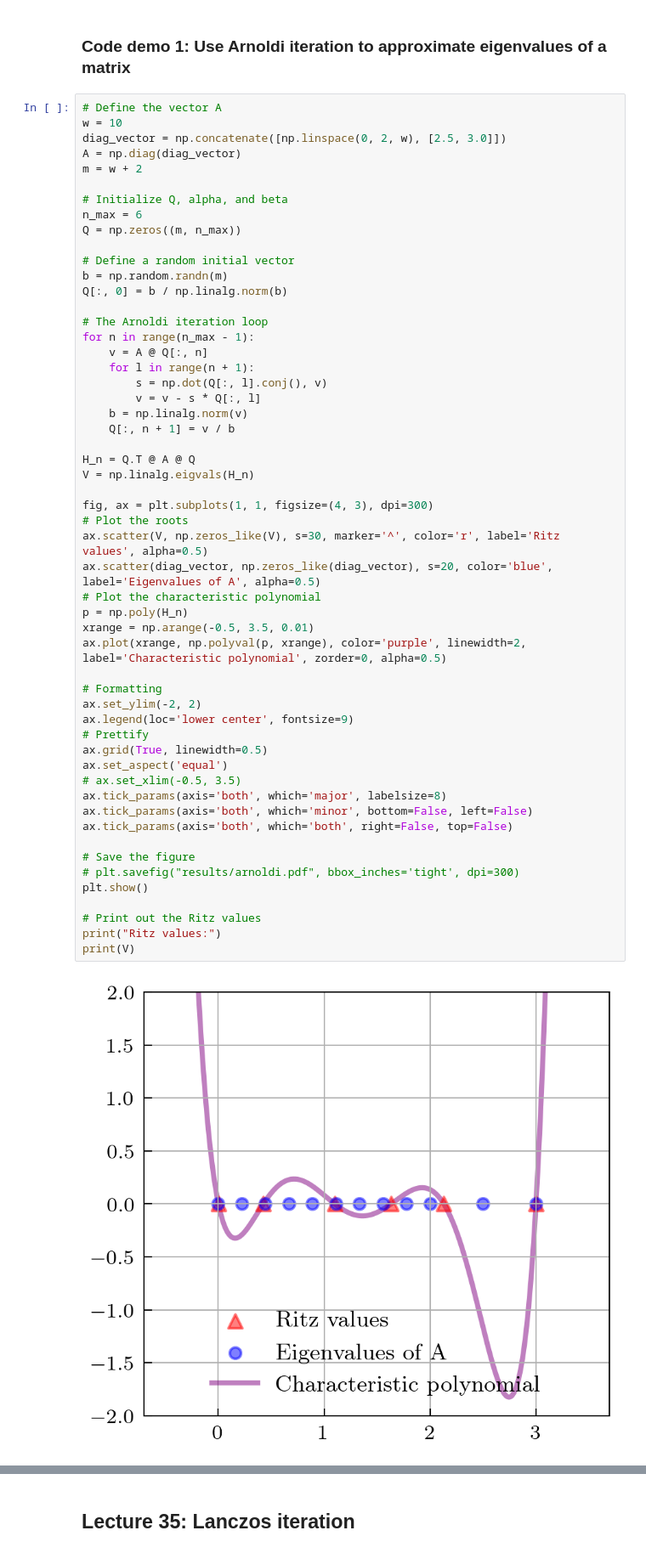
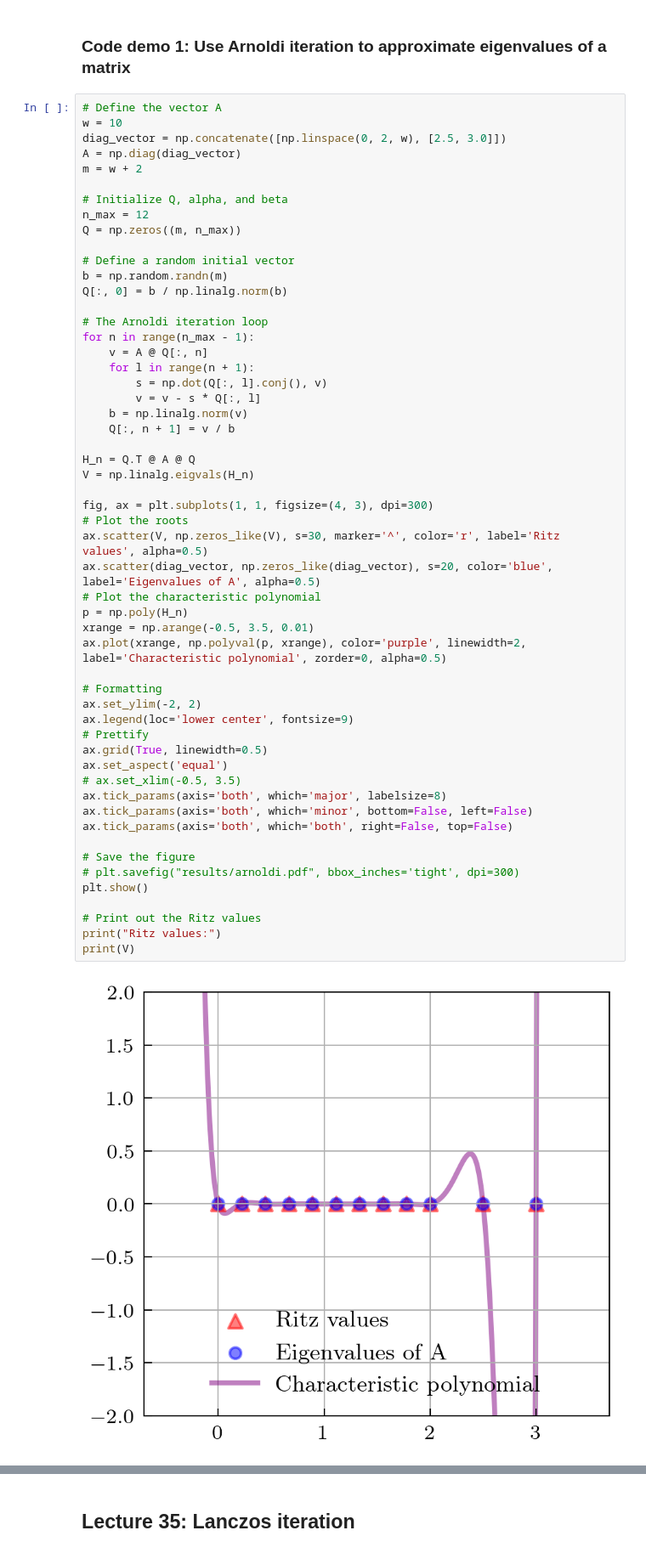
Before and after one commit to rycroft-group/math513, a Jupyter notebook: 6_iter/6_iter.ipynb, the cells around one changed output, grey strips where cells are left out. Shown at 85% size. Cells and saved outputs as stored; diff of their text form.

```diff
--- a/6_iter/6_iter.ipynb
+++ b/6_iter/6_iter.ipynb
@@ -27,7 +27,7 @@ A = np.diag(diag_vector)
 m = w + 2
 
 # Initialize Q, alpha, and beta
-n_max = 6
+n_max = 12
 Q = np.zeros((m, n_max))
 
 # Define a random initial vector
@@ -47,32 +47,32 @@ H_n = Q.T @ A @ Q
 V = np.linalg.eigvals(H_n)
 
 fig, ax = plt.subplots(1, 1, figsize=(4, 3), dpi=300)
 # Plot the roots
 ax.scatter(V, np.zeros_like(V), s=30, marker='^', color='r', label='Ritz values', alpha=0.5)
 ax.scatter(diag_vector, np.zeros_like(diag_vector), s=20, color='blue', label='Eigenvalues of A', alpha=0.5)
 # Plot the characteristic polynomial
 p = np.poly(H_n)
 xrange = np.arange(-0.5, 3.5, 0.01)
 ax.plot(xrange, np.polyval(p, xrange), color='purple', linewidth=2, label='Characteristic polynomial', zorder=0, alpha=0.5)
 
 # Formatting
 ax.set_ylim(-2, 2)
 ax.legend(loc='lower center', fontsize=9)
 # Prettify
 ax.grid(True, linewidth=0.5)
 ax.set_aspect('equal')
 # ax.set_xlim(-0.5, 3.5)
 ax.tick_params(axis='both', which='major', labelsize=8)
 ax.tick_params(axis='both', which='minor', bottom=False, left=False)
 ax.tick_params(axis='both', which='both', right=False, top=False)
 
 # Save the figure
 # plt.savefig("results/arnoldi.pdf", bbox_inches='tight', dpi=300)
 plt.show()
 
 # Print out the Ritz values
 print("Ritz values:")
 print(V)
 # %% [output]
-[figure, old version]
+[figure, new version]
 Ritz values:
```
Also changed, not shown: parts of 2 cells of this notebook.
